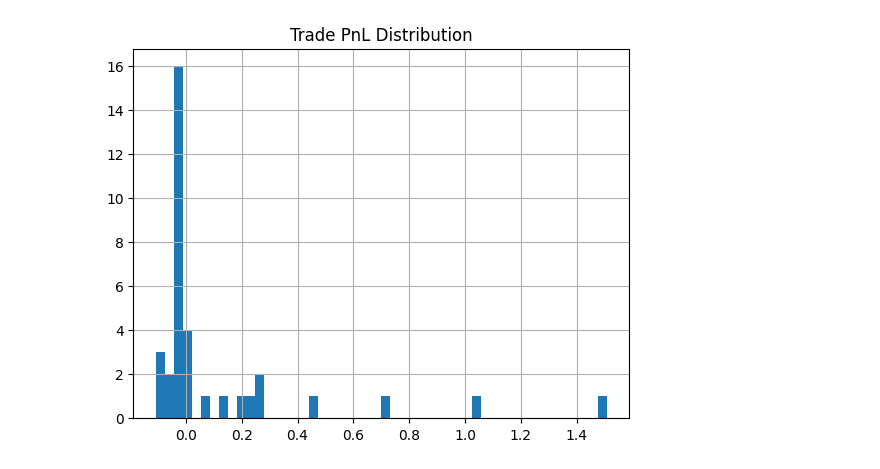
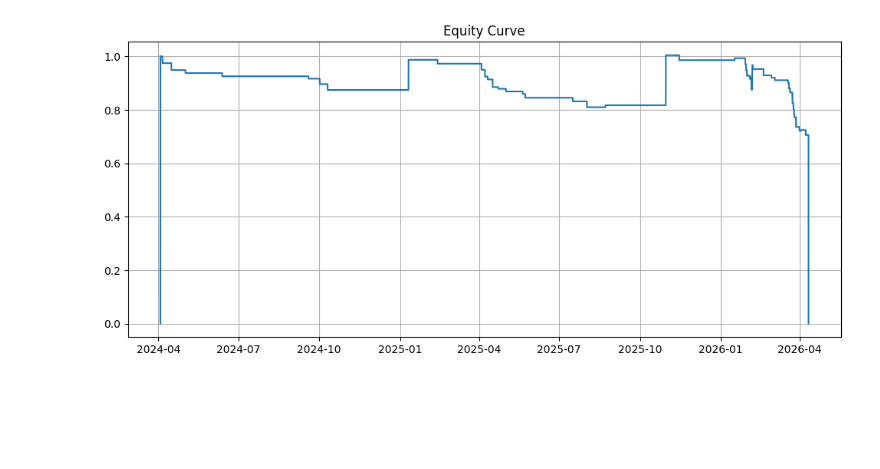
Before and after one commit to kunal0412/quant-research-portfolio, a Jupyter notebook: quant-intraday-strategy/notebooks/analysis.ipynb, the cells around one changed output. Saved outputs shown, nothing was run; the diff lists cells and outputs as text; code cells hidden in the pictures; blank space fills up the shorter version.

```diff
--- a/quant-intraday-strategy/notebooks/analysis.ipynb
+++ b/quant-intraday-strategy/notebooks/analysis.ipynb
@@ -33,13 +57,7 @@ df.head()
 # %%
-df = generate_signals(df)
+df = generate_intraday_signals(df)
 
-df, trades, engine_results = run_backtest(
-    df,
-    initial_capital=1.0,
-    risk_pct=0.02
-)
+print("Total Signals:", int(df['signal'].sum()))
 
-results = compute_performance(df, trades)
-
-results
+df[['close', 'signal']].tail()
 # %% [output]
@@ -56,6 +72,10 @@ results
 # %%
-import matplotlib.pyplot as plt
+df, trades_df, results = run_backtest(
+    df,
+    initial_capital=1.0,
+    risk_pct=0.02,
+    slippage=0.0005
+)
 
-df['equity_curve'].plot(figsize=(10,5), title="Equity Curve")
-plt.show()
+results
 # %% [output]
@@ -72,6 +99,8 @@ plt.show()
 # %%
-trades['pnl'].hist(bins=50)
-plt.title("Trade PnL Distribution")
+plt.figure(figsize=(12, 5))
+plt.plot(df.index, df['equity_curve'])
+plt.title("Equity Curve")
+plt.grid()
 plt.show()
 # %% [output]
-[figure, old version]
+[figure, new version]
```
Also changed, not shown: parts of 10 cells of this notebook.
